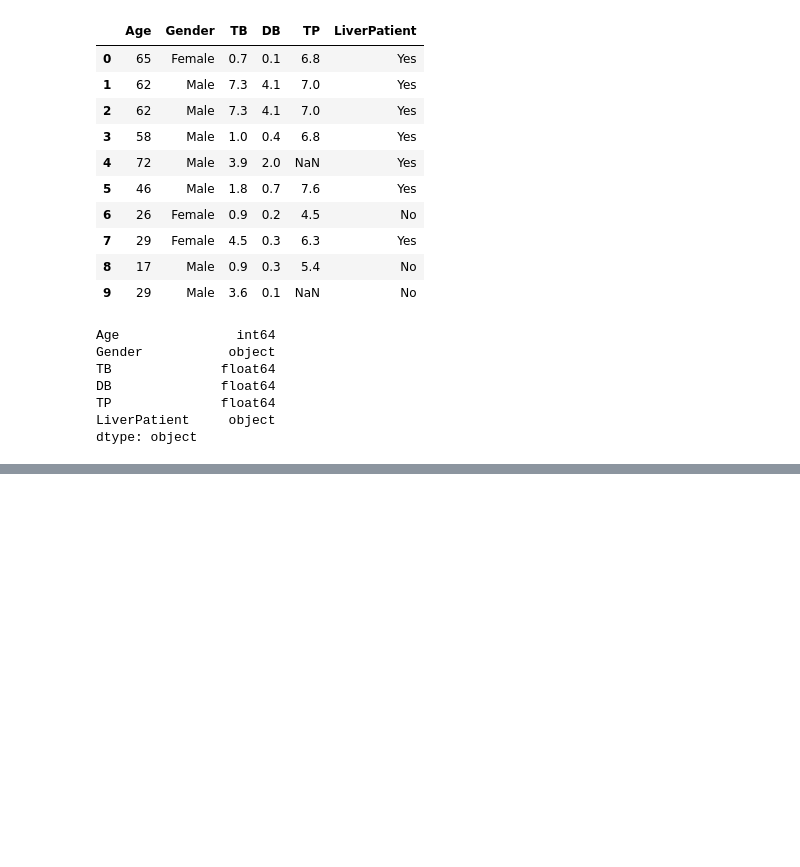
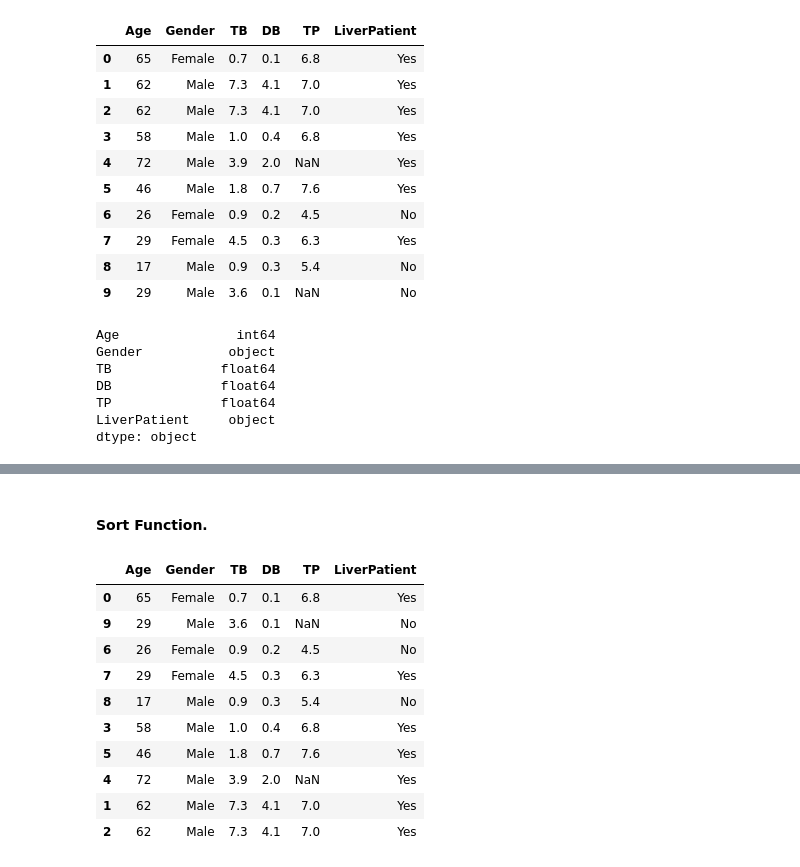
Before and after one commit to jeevan-puli/101-Days-of-Learning-Data-Science, a Jupyter notebook: Python_Modules_For_DS/Pandas.ipynb, the cells around one changed output, grey strips where cells are left out. Saved outputs shown, nothing was run; the diff lists cells and outputs as text; code cells hidden in the pictures; blank space fills up the shorter version.

```diff
--- a/Python_Modules_For_DS/Pandas.ipynb
+++ b/Python_Modules_For_DS/Pandas.ipynb
@@ -344,0 +657,4 @@ dtype: object
+# %%
+df.drop(columns=["IB"], inplace=True)
+df
+# This is similar to df = df.drop(columns=["IB"})
@@ -344,0 +673,17 @@ dtype: object
+# %% [markdown]
+#### Sort Function.
+# %%
+# sorting in ascending order.
+df.sort_values(by="DB", ascending=True)
+# %% [output]
+|  | Age | Gender | TB | DB | TP | LiverPatient |
+| 0 | 65 | Female | 0.7 | 0.1 | 6.8 | Yes |
+| 9 | 29 | Male | 3.6 | 0.1 | NaN | No |
+| 6 | 26 | Female | 0.9 | 0.2 | 4.5 | No |
+| 7 | 29 | Female | 4.5 | 0.3 | 6.3 | Yes |
+| 8 | 17 | Male | 0.9 | 0.3 | 5.4 | No |
+| 3 | 58 | Male | 1.0 | 0.4 | 6.8 | Yes |
+| 5 | 46 | Male | 1.8 | 0.7 | 7.6 | Yes |
+| 4 | 72 | Male | 3.9 | 2.0 | NaN | Yes |
+| 1 | 62 | Male | 7.3 | 4.1 | 7.0 | Yes |
+| 2 | 62 | Male | 7.3 | 4.1 | 7.0 | Yes |
```
Also changed, not shown: parts of 36 cells of this notebook.
